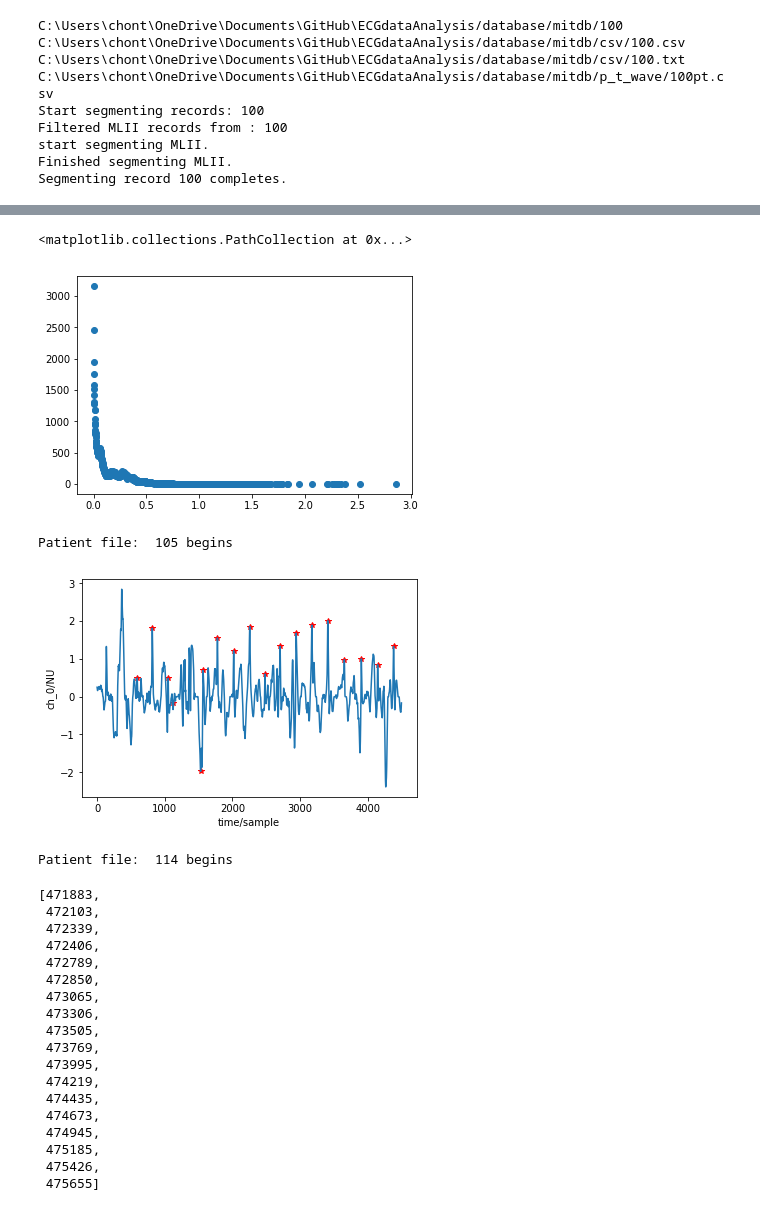
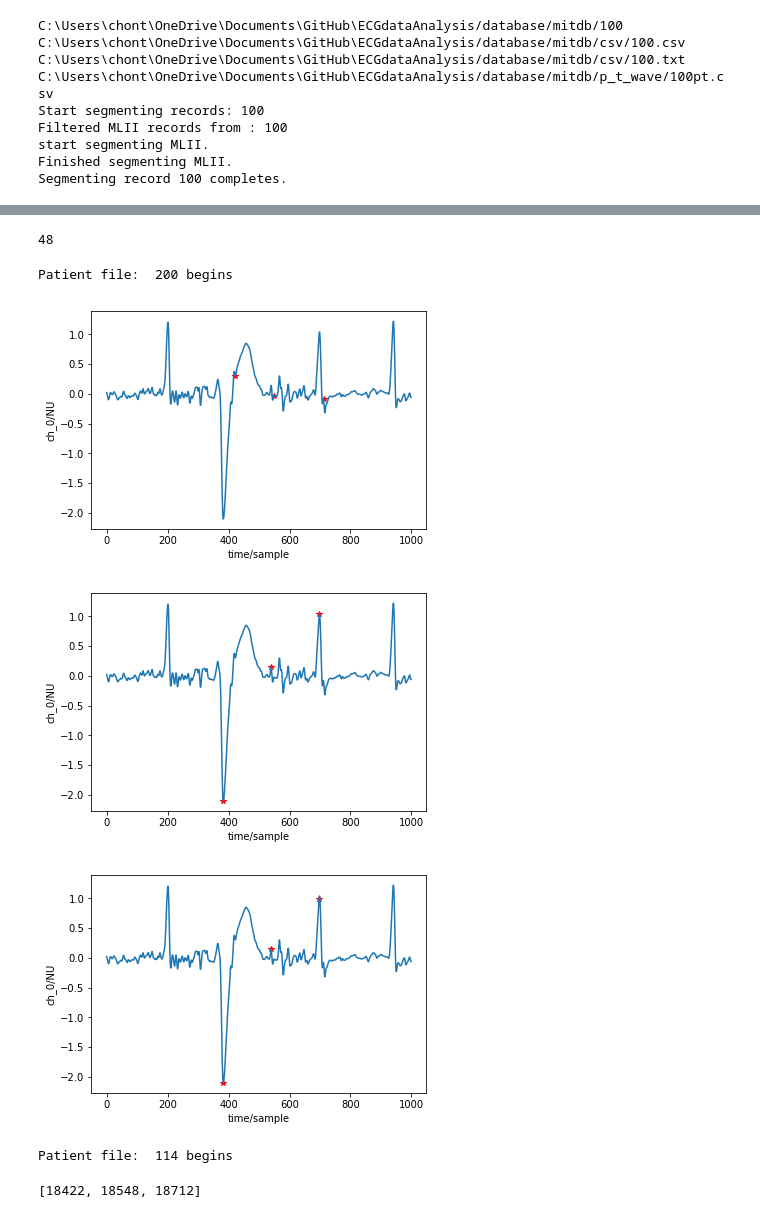
Before and after one commit to nimch681/ECGdataAnalysis, a Jupyter notebook: tests.ipynb, the cells around one changed output, grey strips where cells are left out. Drawn from its saved outputs; the diff is of its cells as text; code cells hidden in the pictures.

```diff
--- a/tests.ipynb
+++ b/tests.ipynb
@@ -1064,11 +1003,11 @@ Patient file:  207 begins
 # %%
-x ,y  = np.unique(all_height_q, return_counts=True) # counting occurrence of each loan
+x ,y  = np.unique(all_height_p, return_counts=True) # counting occurrence of each loan
 plt.scatter(x,y)
+print(y[0])
 # %% [output]
-<matplotlib.collections.PathCollection at 0x...>
+48
-[figure, removed]
 # %%
-patient = mitdb.patient_records[5]
+patient = mitdb.patient_records[23]
 q_points, q_properties,  s_points, s_properties = q_s_peak_properties_extractor(patient)
 # %% [output]
-Patient file:  105 begins
+Patient file:  200 begins
@@ -1085,29 +1014,41 @@ transform_annd = np.asarray(transform_annd)
+# %%
+#[630288, 630646, 631013, 631290, 631726]
+#[630244, 630625, 630982, 631340, 631695]
+
+starting_point = 18000
+end_point = 19000
+start_index = 77
+end_index = 80
+index = list(range(starting_point,end_point))
+sig = patient.filtered_MLII[index]
+annd = s_points[start_index:end_index]
+transform_annd = [origin_to_new_point(starting_point,p)for p in annd]
+
+transform_annd = np.asarray(transform_annd)
+
+
+index = list(range(starting_point,end_point))
+sig = patient.filtered_MLII[index]
+annd = patient.segmented_R_pos[start_index:end_index]
+r_peaks = [origin_to_new_point(starting_point,p)for p in annd]
+
+r_peaks = np.asarray(r_peaks)
+
+index = list(range(starting_point,end_point))
+sig = patient.filtered_MLII[index]
+annd = patient.annotated_R_poses[start_index+1:end_index+1]
+r_peaks_ori = [origin_to_new_point(starting_point,p)for p in annd]
+
+r_peaks_ori = np.asarray(r_peaks_ori)
 # %%
 wfdb.plot_items(signal=sig, ann_samp=[transform_annd])
+wfdb.plot_items(signal=sig, ann_samp=[r_peaks])
+wfdb.plot_items(signal=sig, ann_samp=[r_peaks_ori])
 # %% [output]
-[figure, old version]
+[figure, new version]
+[figure, added]
+[figure, added]
 # %%
 patient = mitdb.patient_records[]
 # %% [output]
 Patient file:  114 begins
-# %%
-q_points[1925:1943]
-# %% [output]
-[471883,
- 472103,
- 472339,
- 472406,
- 472789,
- 472850,
- 473065,
- 473306,
- 473505,
- 473769,
- 473995,
- 474219,
- 474435,
- 474673,
- 474945,
- 475185,
- 475426,
- 475655]
@@ -1117,0 +1055,5 @@ q_points[1925:1943]
+# %%
+print(s_points[77:80])
+#patient.segmented_R_pos[1817:1822]
+# %% [output]
+[18422, 18548, 18712]
```
Also changed, not shown: parts of 30 cells of this notebook, 2 other files.
